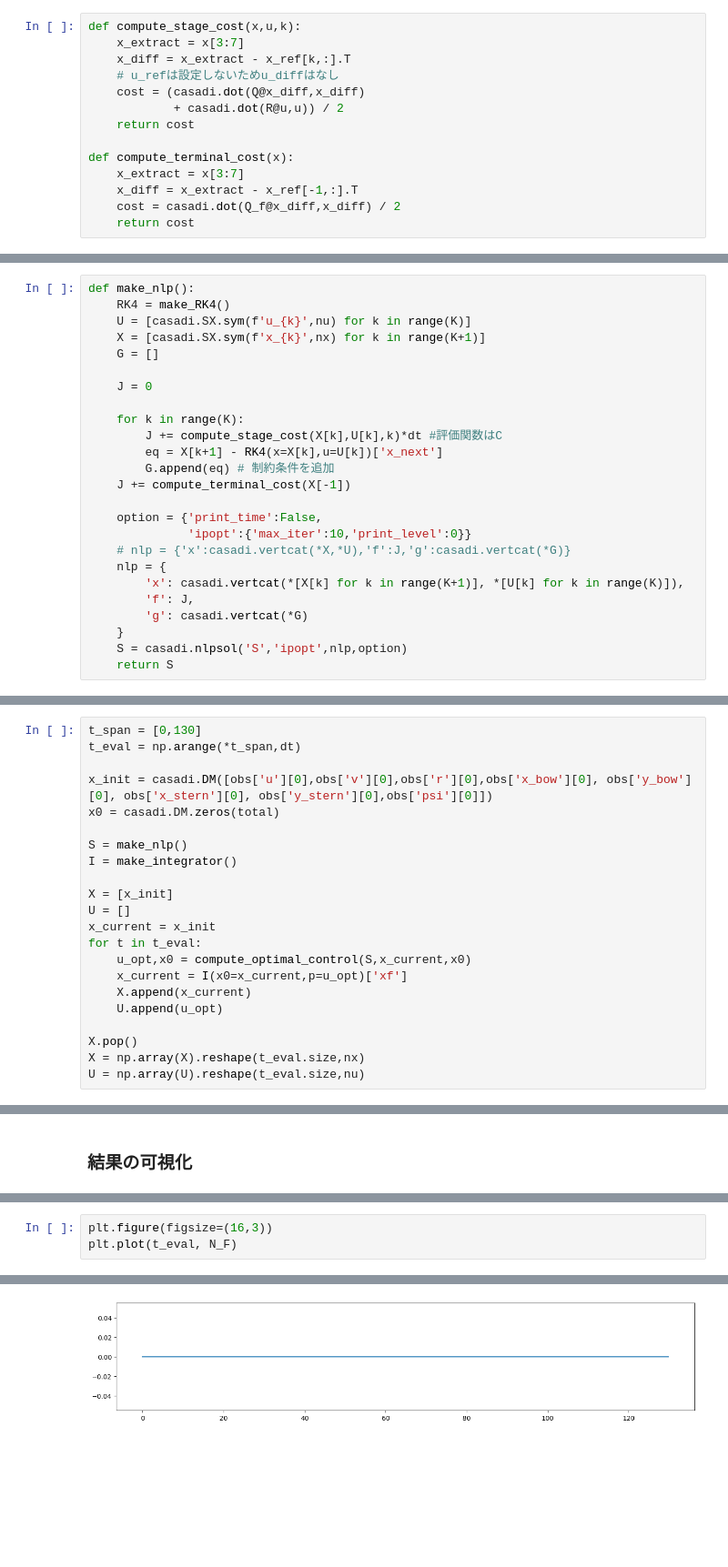
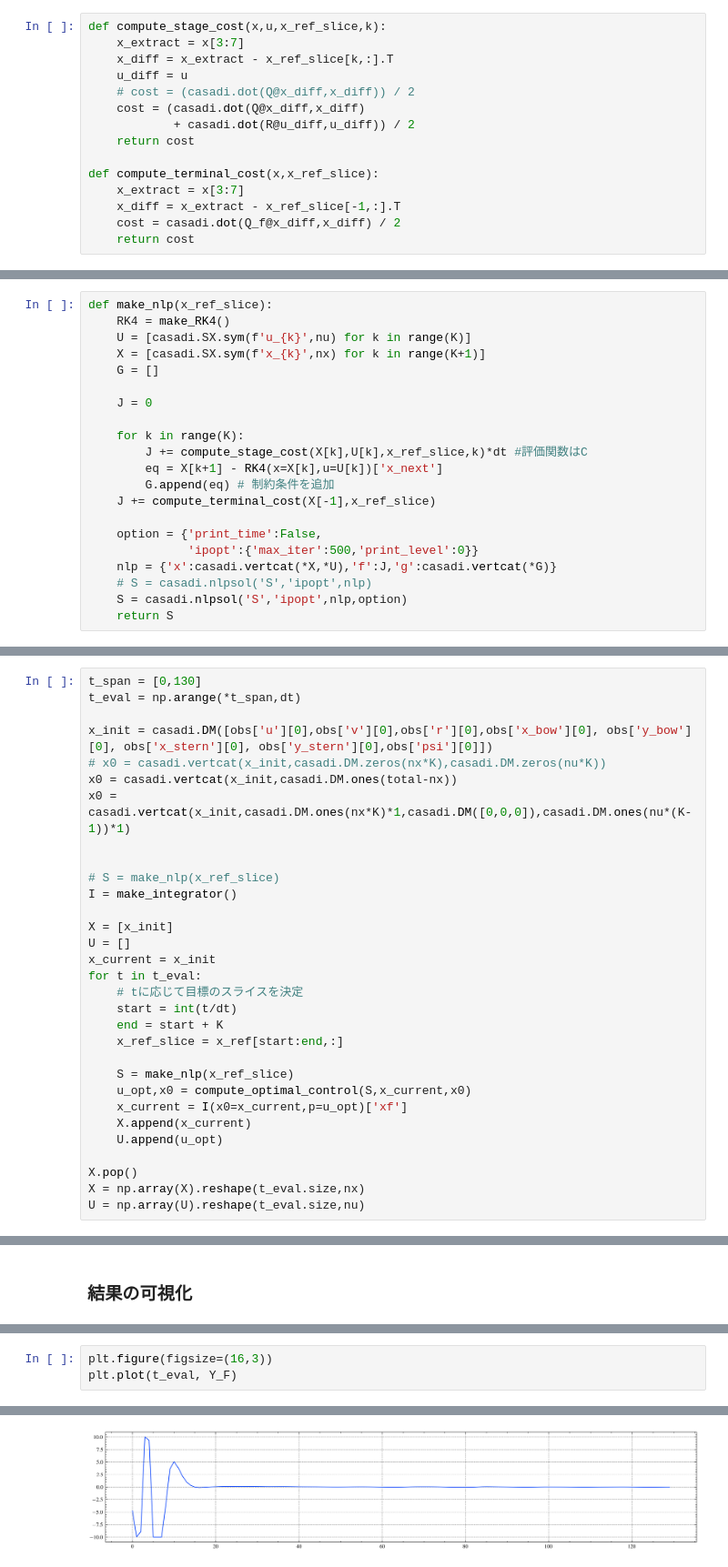
Before and after one commit to Haruki-Yama/MPC-EF-python-casadi, a Jupyter notebook: shipmmg_casadi_mpc.ipynb, the cells around one changed output, grey strips where cells are left out. Shown at 91% size. Drawn from its saved outputs; the diff is of its cells as text; blank space fills up the shorter version.

```diff
--- a/shipmmg_casadi_mpc.ipynb
+++ b/shipmmg_casadi_mpc.ipynb
@@ -264,16 +297,17 @@ def make_integrator():
 # %% [markdown]
 ### 評価関数
 # %%
-def compute_stage_cost(x,u,k):
+def compute_stage_cost(x,u,x_ref_slice,k):
     x_extract = x[3:7]
-    x_diff = x_extract - x_ref[k,:].T
-    # u_refは設定しないためu_diffはなし
+    x_diff = x_extract - x_ref_slice[k,:].T
+    u_diff = u
+    # cost = (casadi.dot(Q@x_diff,x_diff)) / 2
     cost = (casadi.dot(Q@x_diff,x_diff)
-            + casadi.dot(R@u,u)) / 2
+            + casadi.dot(R@u_diff,u_diff)) / 2
     return cost
 
-def compute_terminal_cost(x):
+def compute_terminal_cost(x,x_ref_slice):
     x_extract = x[3:7]
-    x_diff = x_extract - x_ref[-1,:].T
+    x_diff = x_extract - x_ref_slice[-1,:].T
     cost = casadi.dot(Q_f@x_diff,x_diff) / 2
     return cost
@@ -288,5 +326,5 @@ SX([x_0_3, x_0_4, x_0_5, x_0_6])
 # %%
-def make_nlp():
+def make_nlp(x_ref_slice):
     RK4 = make_RK4()
     U = [casadi.SX.sym(f'u_{k}',nu) for k in range(K)]
     X = [casadi.SX.sym(f'x_{k}',nx) for k in range(K+1)]
@@ -295,19 +333,15 @@ def make_nlp():
     J = 0
 
     for k in range(K):
-        J += compute_stage_cost(X[k],U[k],k)*dt #評価関数はC
+        J += compute_stage_cost(X[k],U[k],x_ref_slice,k)*dt #評価関数はC
         eq = X[k+1] - RK4(x=X[k],u=U[k])['x_next']
         G.append(eq) # 制約条件を追加
-    J += compute_terminal_cost(X[-1])
+    J += compute_terminal_cost(X[-1],x_ref_slice)
 
     option = {'print_time':False,
-              'ipopt':{'max_iter':10,'print_level':0}}
-    # nlp = {'x':casadi.vertcat(*X,*U),'f':J,'g':casadi.vertcat(*G)}
-    nlp = {
-        'x': casadi.vertcat(*[X[k] for k in range(K+1)], *[U[k] for k in range(K)]),
-        'f': J,
-        'g': casadi.vertcat(*G)
-    }
+              'ipopt':{'max_iter':500,'print_level':0}}
+    nlp = {'x':casadi.vertcat(*X,*U),'f':J,'g':casadi.vertcat(*G)}
+    # S = casadi.nlpsol('S','ipopt',nlp)
     S = casadi.nlpsol('S','ipopt',nlp,option)
     return S
 # %% [markdown]
@@ -339,15 +384,24 @@ t_span = [0,130]
 t_eval = np.arange(*t_span,dt)
 
 x_init = casadi.DM([obs['u'][0],obs['v'][0],obs['r'][0],obs['x_bow'][0], obs['y_bow'][0], obs['x_stern'][0], obs['y_stern'][0],obs['psi'][0]])
-x0 = casadi.DM.zeros(total)
+# x0 = casadi.vertcat(x_init,casadi.DM.zeros(nx*K),casadi.DM.zeros(nu*K))
+x0 = casadi.vertcat(x_init,casadi.DM.ones(total-nx))
+x0 = casadi.vertcat(x_init,casadi.DM.ones(nx*K)*1,casadi.DM([0,0,0]),casadi.DM.ones(nu*(K-1))*1)
 
-S = make_nlp()
+
+# S = make_nlp(x_ref_slice)
 I = make_integrator()
 
 X = [x_init]
 U = []
 x_current = x_init
 for t in t_eval:
+    # tに応じて目標のスライスを決定
+    start = int(t/dt)
+    end = start + K
+    x_ref_slice = x_ref[start:end,:]
+
+    S = make_nlp(x_ref_slice)
     u_opt,x0 = compute_optimal_control(S,x_current,x0)
     x_current = I(x0=x_current,p=u_opt)['xf']
     X.append(x_current)
@@ -393,6 +431,6 @@ plt.plot(y_bow_ref, x_bow_ref)
 # %%
 plt.figure(figsize=(16,3))
-plt.plot(t_eval, N_F)
+plt.plot(t_eval, Y_F)
 # %% [output]
 [<matplotlib.lines.Line2D at 0x...>]
-[figure, old version]
+[figure, new version]
```
Also changed, not shown: parts of 17 cells of this notebook, 6 other files.
